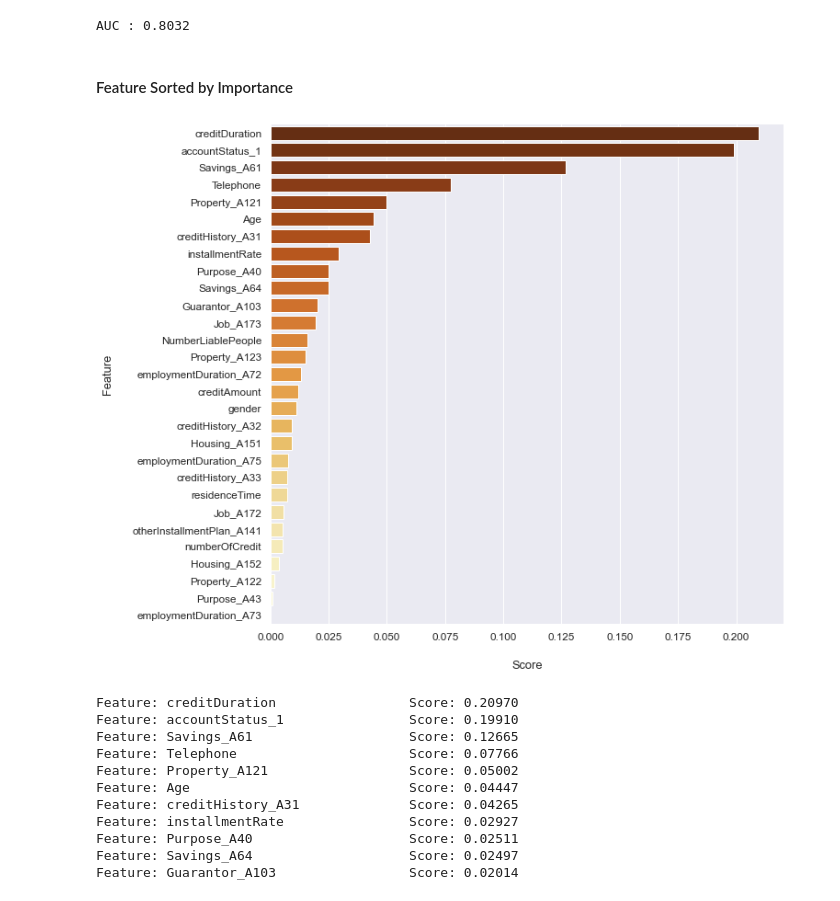
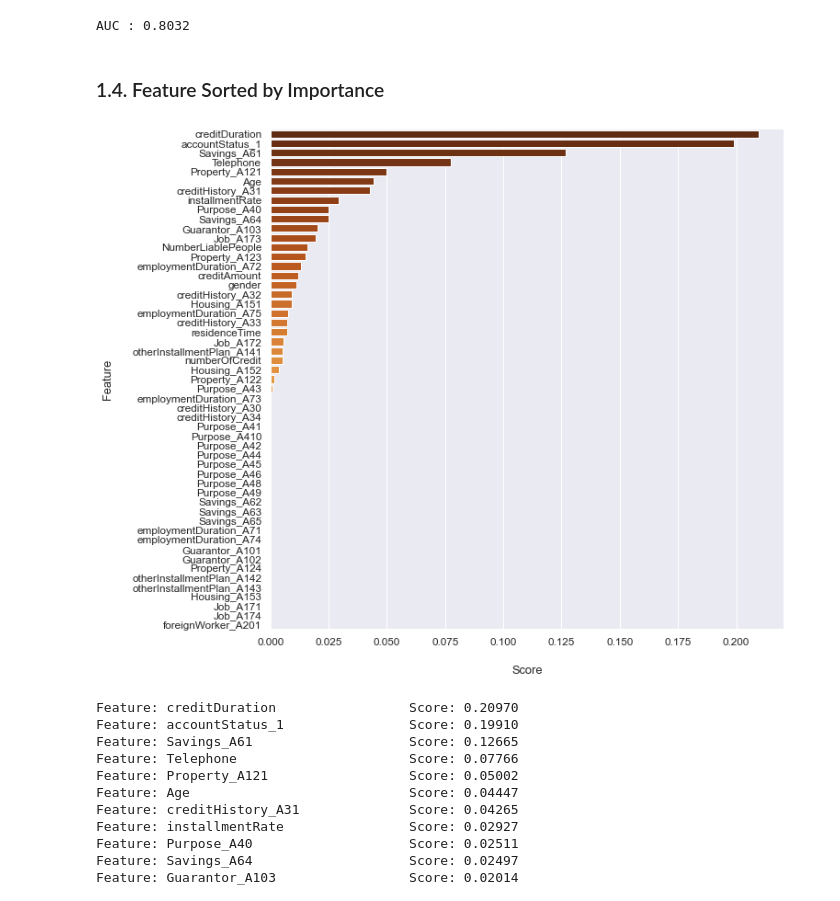
Before and after one commit to belzaina/mlinterp, a Jupyter notebook: InterpretableML.ipynb, the cells around one changed output. Cells and saved outputs as stored; diff of their text form; code cells hidden in the pictures.

```diff
--- a/InterpretableML.ipynb
+++ b/InterpretableML.ipynb
@@ -83,24 +131,24 @@ print("AUC :", round(AUCTree, 4))
 # %% [output]
 AUC : 0.8032
 # %% [markdown]
-#### Feature Sorted by Importance
+### 1.4. Feature Sorted by Importance
 # %%
 features_importance = zip(x.columns, model_fit.feature_importances_)
 features_importance = sorted(features_importance, key = lambda x: x[1], reverse=True)
 # %%
 features, importance_score = zip(*features_importance)
 feature_importance = pd.DataFrame({"Feature": features, "Score": importance_score})
-feature_importance = feature_importance[feature_importance["Score"] > 0.]
+# feature_importance = feature_importance[feature_importance["Score"] > 0.]
 plt.rcParams['figure.figsize'] = [10, 10]
 sns.set_theme()
 sns.set_context("notebook", font_scale=1.07)
 sns.barplot(y="Feature", x="Score", data=feature_importance, palette="YlOrBr_r")
 sns.despine(left=True, bottom=True)
 plt.xlabel("Score", labelpad=20)
 plt.ylabel("Feature", labelpad=20)
 plt.show()
 # %% [output]
-[figure, old version]
+[figure, new version]
 # %%
 for feature, score in features_importance:
     print(f"Feature: {feature:<30} Score: {score:.5f}")
```
Also changed, not shown: parts of 35 cells of this notebook, 1 other file.
